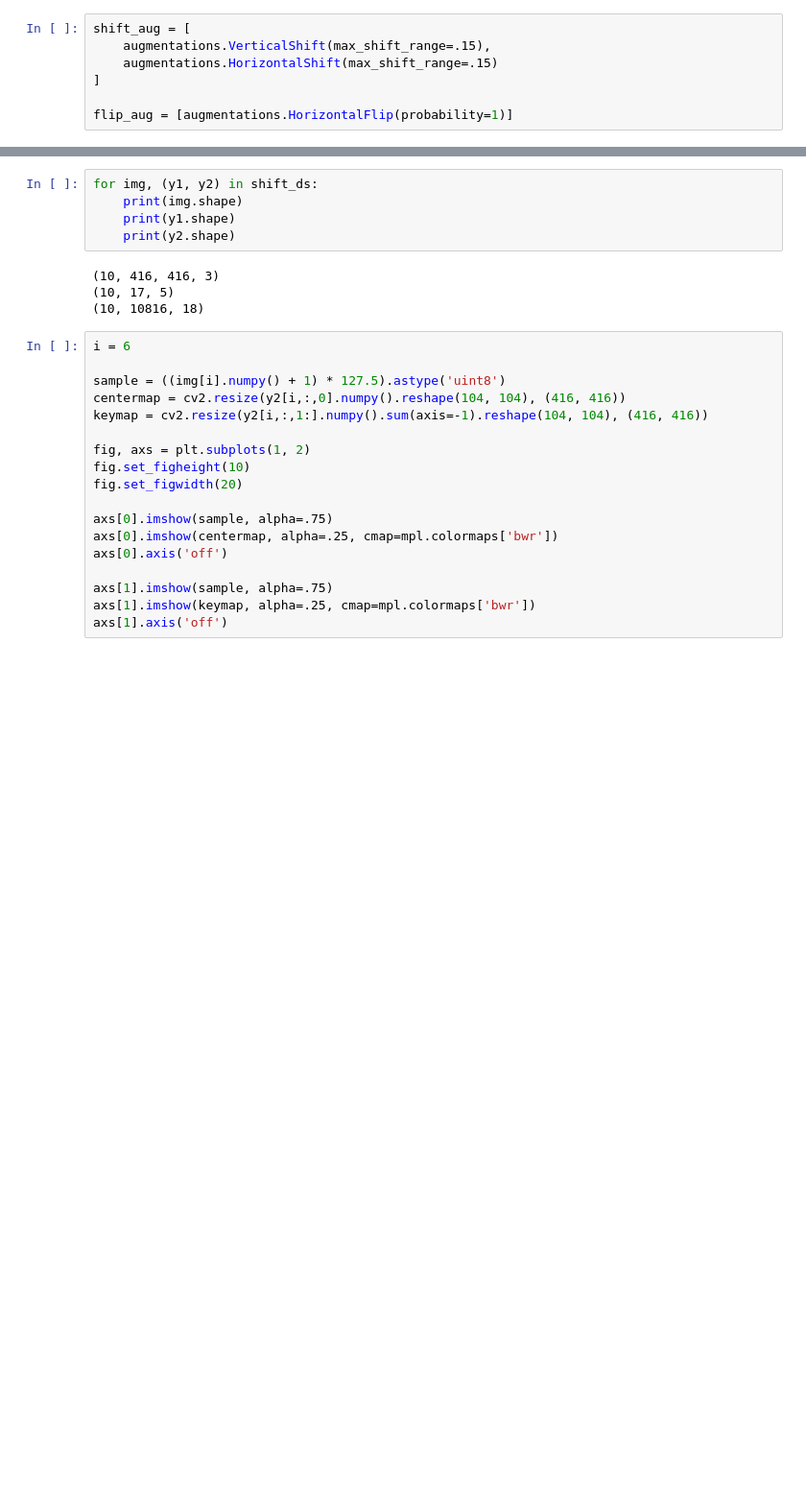
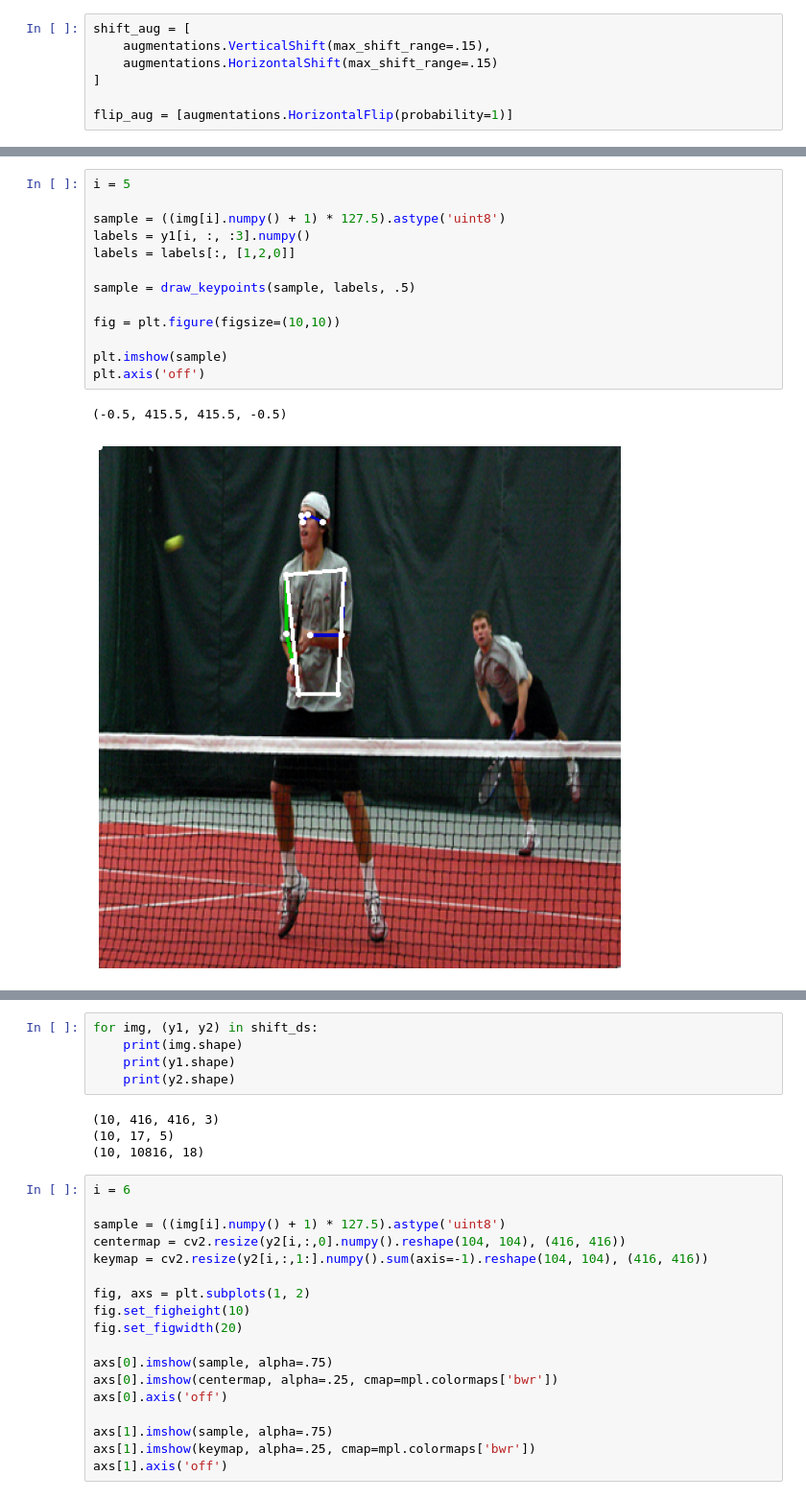
Before and after one commit to LorBordin/bodynet, a Jupyter notebook: dev_utils/test_ds.ipynb, the cells around one changed output, grey strips where cells are left out. Shown at 96% size. Cells and saved outputs as stored; diff of their text form; blank space fills up the shorter version.

```diff
--- a/dev_utils/test_ds.ipynb
+++ b/dev_utils/test_ds.ipynb
@@ -36,0 +87,16 @@ flip_aug = [augmentations.HorizontalFlip(probability=1)]
+# %%
+i = 5
+
+sample = ((img[i].numpy() + 1) * 127.5).astype('uint8')
+labels = y1[i, :, :3].numpy()
+labels = labels[:, [1,2,0]]
+
+sample = draw_keypoints(sample, labels, .5)
+
+fig = plt.figure(figsize=(10,10))
+
+plt.imshow(sample)
+plt.axis('off')
+# %% [output]
+(-0.5, 415.5, 415.5, -0.5)
+[figure, added]
```
Also changed, not shown: parts of 10 cells of this notebook, 1 other file.
